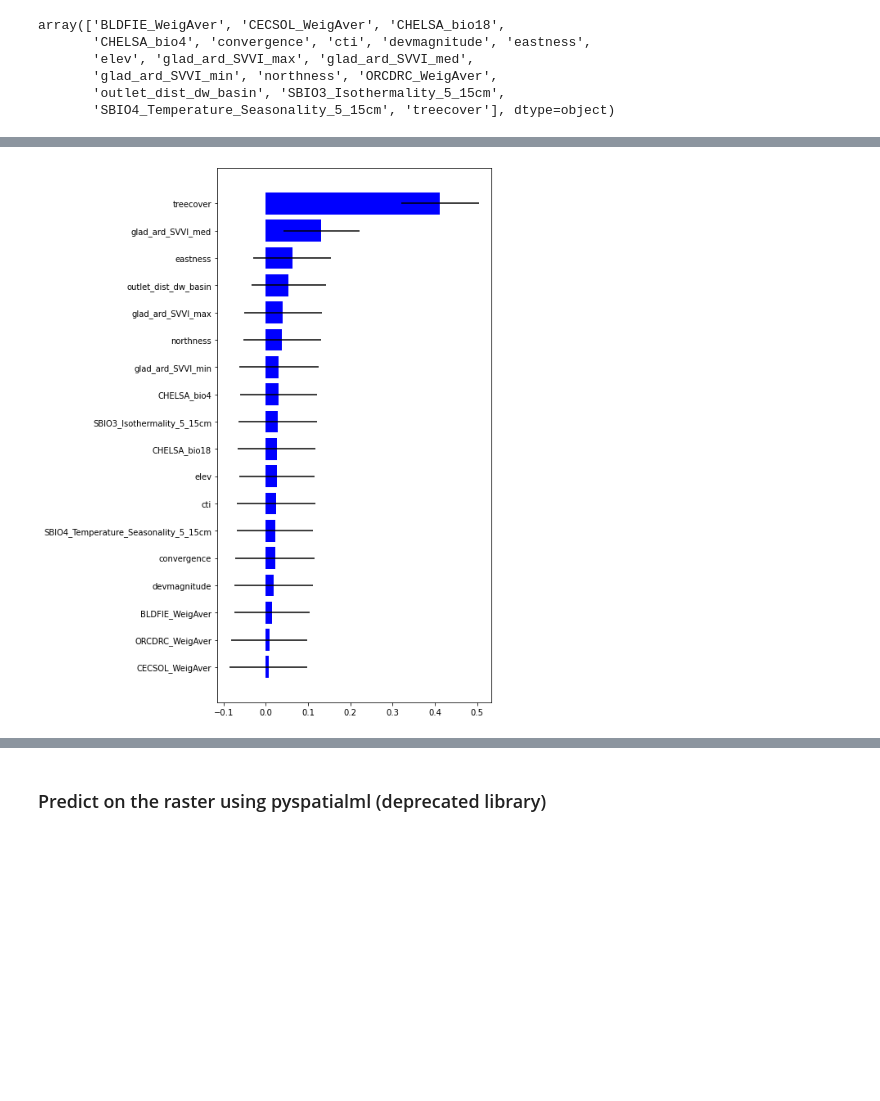
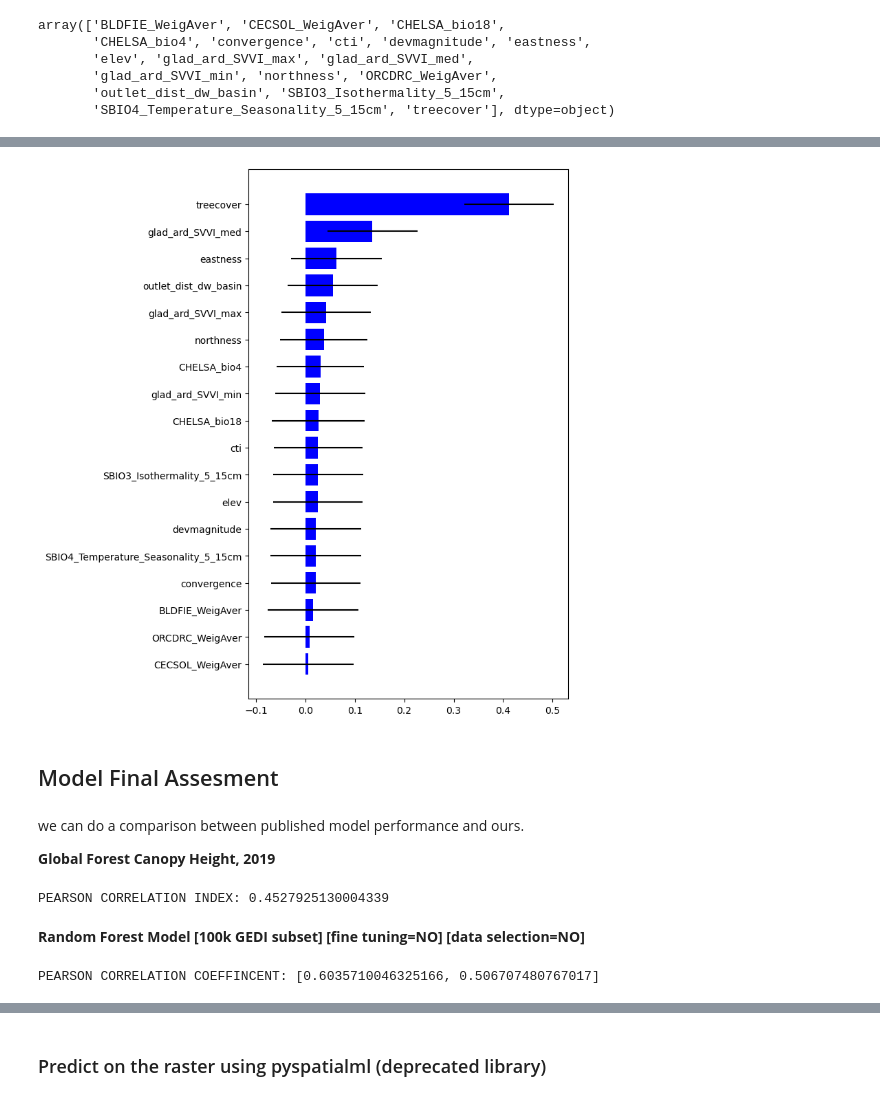
Before and after one commit to selvaje/SE_data, a Jupyter notebook: exercise/Tree_Height_03RF_pred_SM.ipynb, the cells around one changed output, grey strips where cells are left out. Saved outputs shown, nothing was run; the diff lists cells and outputs as text; code cells hidden in the pictures; blank space fills up the shorter version.

```diff
--- a/exercise/Tree_Height_03RF_pred_SM.ipynb
+++ b/exercise/Tree_Height_03RF_pred_SM.ipynb
@@ -300,5 +313,5 @@ array([ 1, 13,  0,  6,  8,  2,  4, 16,  5, 15,  3, 12, 11,  9,  7, 14, 10,
 # %%
-plt.rcParams["figure.figsize"] = (6,12)
+plt.rcParams["figure.figsize"] = (6,10)
 plt.barh(range(len(feat)),impt[0][ind],color="b", xerr=impt[1][ind], align="center")
 plt.yticks(range(len(feat)),feat[ind]);
 # %% [output]
@@ -536,7 +555,23 @@ array([ 1, 13,  0,  6,  4, 16,  5,  8,  2, 15,  3, 11, 12,  9, 14,  7, 10,
        17])
 # %%
-plt.rcParams["figure.figsize"] = (6,12)
+plt.rcParams["figure.figsize"] = (6,10)
 plt.barh(range(len(feat)),impt[0][ind],color="b", xerr=impt[1][ind], align="center")
 plt.yticks(range(len(feat)),feat[ind]);
 # %% [output]
-[figure, old version]
+[figure, new version]
+# %% [markdown]
+## Model Final Assesment
+# %% [markdown]
+we can do a comparison between published model performance and ours.
+
+**Global Forest Canopy Height, 2019**
+# %%
+print("PEARSON CORRELATION INDEX:", pearsonr_Publication_Estimation)
+# %% [output]
+PEARSON CORRELATION INDEX: 0.4527925130004339
+# %% [markdown]
+**Random Forest Model [100k GEDI subset] [fine tuning=NO] [data selection=NO]**
+# %%
+print("PEARSON CORRELATION COEFFINCENT:", pearsonr_all)
+# %% [output]
+PEARSON CORRELATION COEFFINCENT: [0.6035710046325166, 0.506707480767017]
```
Also changed, not shown: parts of 92 cells of this notebook.
